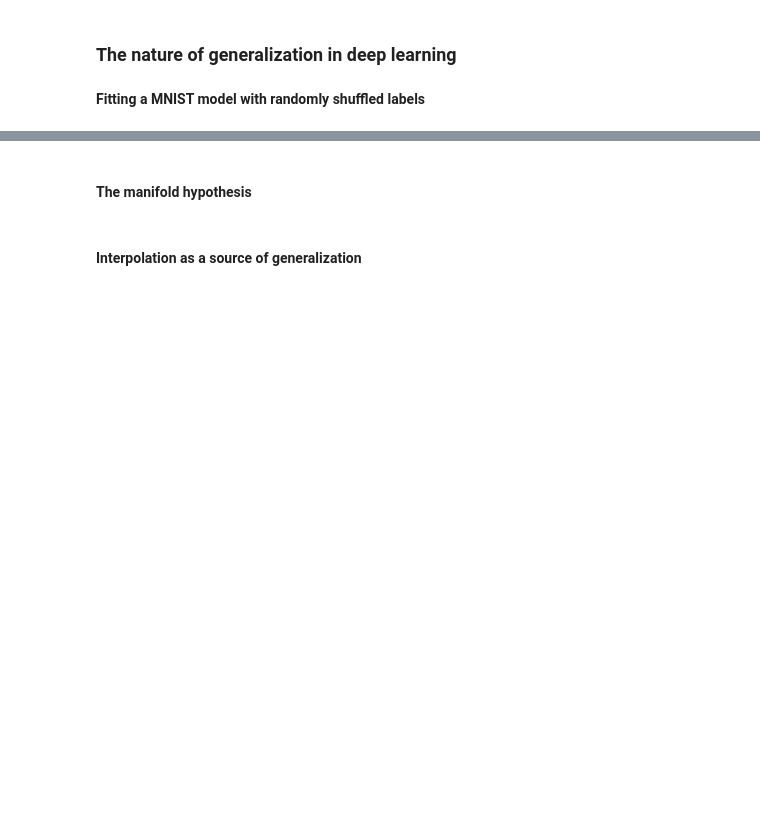
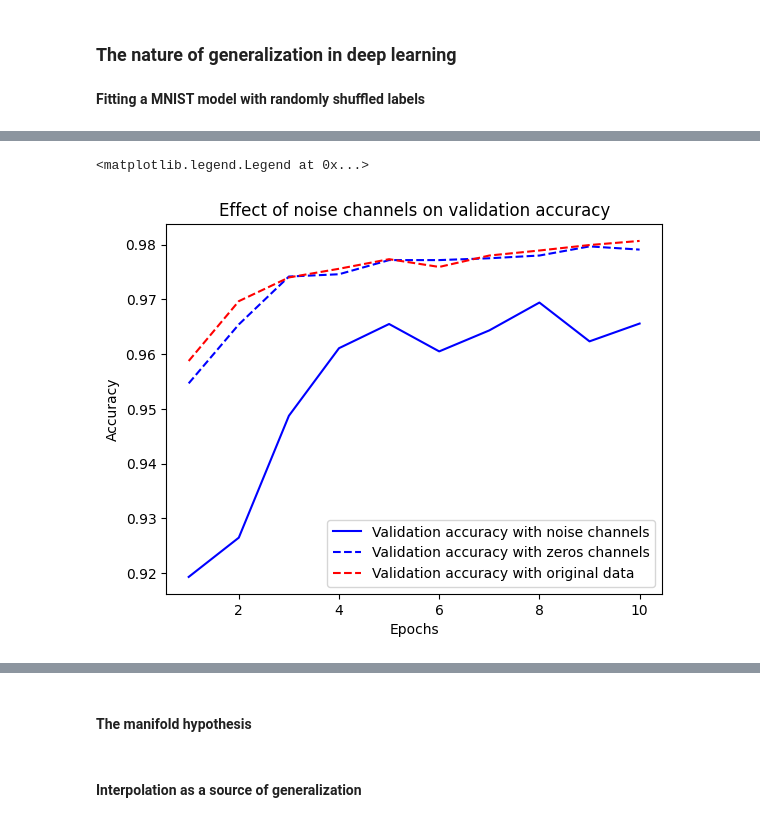
Before and after one commit to Lee-geonwu/class_ai4dl, a Jupyter notebook: week5/chapter05_fundamentals-of-ml.ipynb, the cells around one changed output, grey strips where cells are left out. Cells and saved outputs as stored; diff of their text form; code cells hidden in the pictures; blank space fills up the shorter version.

```diff
--- a/week5/chapter05_fundamentals-of-ml.ipynb
+++ b/week5/chapter05_fundamentals-of-ml.ipynb
@@ -142,7 +142,7 @@ model = keras.Sequential([
 model.compile(optimizer="rmsprop",
               loss="sparse_categorical_crossentropy",
               metrics=["accuracy"])
-model.fit(train_images, random_train_labels,
+history = model.fit(train_images, random_train_labels,
           epochs=100,
           batch_size=128,
           validation_split=0.2)
@@ -167,0 +171,26 @@ Epoch 100/100
+# %%
+model = get_model()
+history_original = model.fit(
+    train_images, train_labels,
+    epochs=10,
+    batch_size=128,
+    validation_split=0.2)
+# %%
+import matplotlib.pyplot as plt
+val_acc_noise = history_noise.history["val_accuracy"]
+val_acc_zeros = history_zeros.history["val_accuracy"]
+val_acc_original = history_original.history["val_accuracy"]
+epochs = range(1, 11)
+plt.plot(epochs, val_acc_noise, "b-",
+         label="Validation accuracy with noise channels")
+plt.plot(epochs, val_acc_zeros, "b--",
+         label="Validation accuracy with zeros channels")
+plt.plot(epochs, val_acc_original, "r--",
+         label="Validation accuracy with original data")
+plt.title("Effect of noise channels on validation accuracy")
+plt.xlabel("Epochs")
+plt.ylabel("Accuracy")
+plt.legend()
+# %% [output]
+<matplotlib.legend.Legend at 0x...>
+[figure, added]
```
Also changed, not shown: parts of 22 cells of this notebook.
